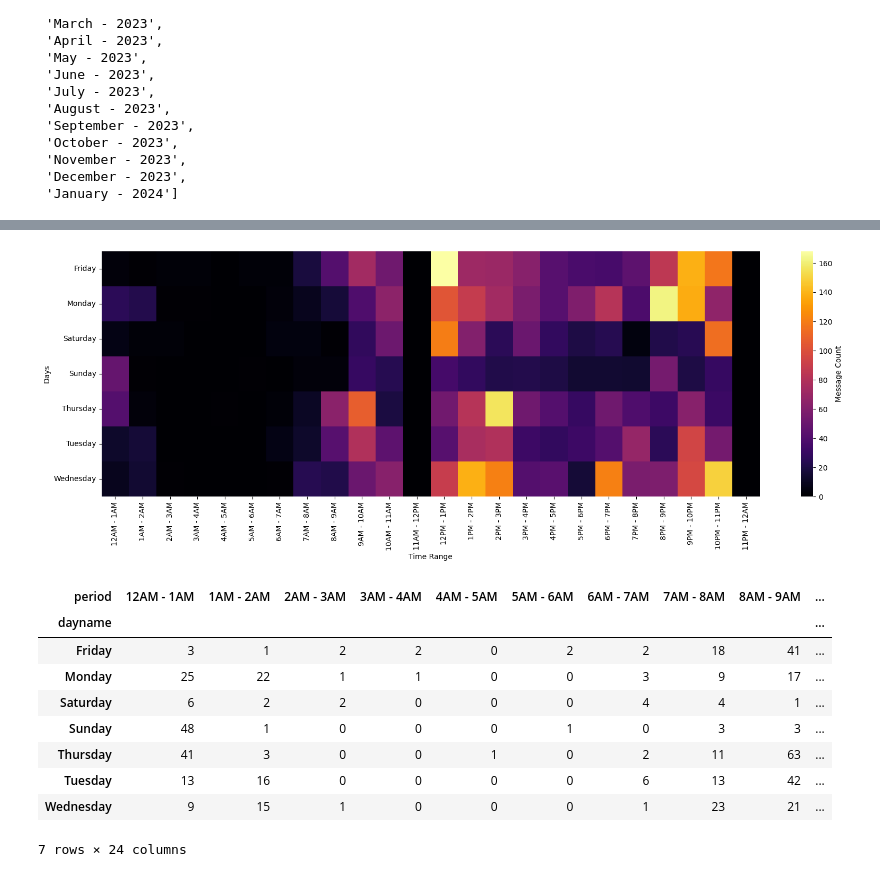
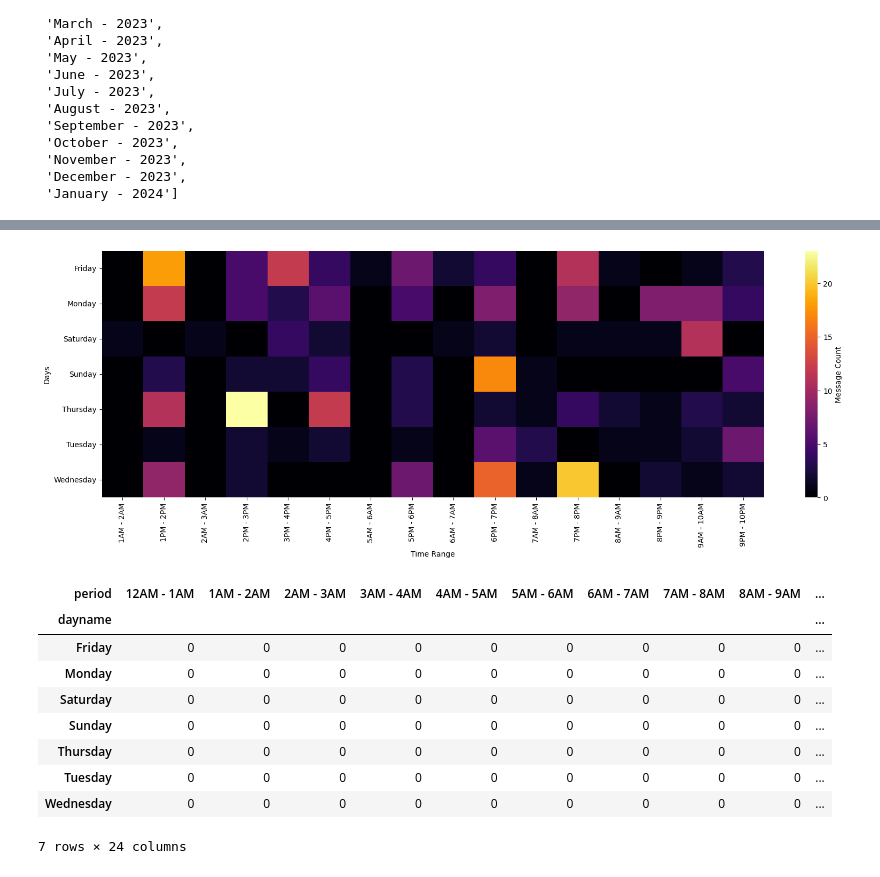
Before and after one commit to nil0711/miniproject, a Jupyter notebook: preprocess.ipynb, the cells around one changed output, grey strips where cells are left out. Cells and saved outputs as stored; diff of their text form; code cells hidden in the pictures.

```diff
--- a/preprocess.ipynb
+++ b/preprocess.ipynb
@@ -8,7 +8,7 @@ import numpy as np
 from datetime import datetime
 
 # Open the text file
-with open('/home/anon/Downloads/WhatsApp Chat with MCA 2022-24 Unofficial(1).txt', 'r') as f:
+with open('/home/anon/Downloads/WhatsApp Chat with Management Concepts and Strategies.txt', 'r') as f:
     # Read the lines from the file
     lines = f.readlines()
 
@@ -421,10 +420,11 @@ def get_time_period(hour):
     if 0 <= hour < 1:
         return '12AM - 1AM'
     elif 1 <= hour < 12:
-        return f'{hour}AM - {hour+1}AM'
+        return f'{int(hour)}AM - {int(hour+1)}AM'
     elif hour == 12:
         return '12PM - 1PM'
     else:
-        return f'{hour-12}PM - {hour-11}PM'
+        return f'{str(hour-12)[:-2]}PM - {int(hour-11)}PM'
 df['period'] = df['hour'].apply(get_time_period)
 heat_map=df[['period', 'dayname']].value_counts().reset_index().rename(columns={'count': 'message'})
+df.head()
@@ -431,7 +438,4 @@ heat_map=df[['period', 'dayname']].value_counts().reset_index().rename(columns={
-# %%
-period_order = ['12AM - 1AM', '1AM - 2AM', '2AM - 3AM', '3AM - 4AM', '4AM - 5AM',
-                '5AM - 6AM', '6AM - 7AM', '7AM - 8AM', '8AM - 9AM', '9AM - 10AM',
-                '10AM - 11AM', '11AM - 12PM', '12PM - 1PM', '1PM - 2PM', '2PM - 3PM',
-                '3PM - 4PM', '4PM - 5PM', '5PM - 6PM', '6PM - 7PM', '7PM - 8PM',
-                '8PM - 9PM', '9PM - 10PM', '10PM - 11PM', '11PM - 12AM']
-df['period'] = pd.Categorical(df['period'], categories=period_order, ordered=True)
+# %%
+period=df['period'].unique()
+period.sort()
+print(period)
@@ -438,23 +455,26 @@ df['period'] = pd.Categorical(df['period'], categories=period_order, ordered=Tru
 # %%
 import seaborn as sns
+
+df['period'] = pd.Categorical(df['period'], categories=period, ordered=True)
+df.head()
 plt.figure(figsize=(20,6))
 heatmap_data = df.pivot_table(index='dayname', columns='period', values='message', aggfunc='count').fillna(0)
 sns.heatmap(heatmap_data, cmap='inferno', cbar_kws={'label': 'Message Count'})
 plt.xlabel('Time Range')
 plt.ylabel('Days')
 plt.show()
 # %% [output]
-[figure, old version]
+[figure, new version]
 # %%
 df.pivot_table(index='dayname', columns='period', values='message', aggfunc='count').fillna(0)
 # %% [output]
 | period | 12AM - 1AM | 1AM - 2AM | 2AM - 3AM | 3AM - 4AM | 4AM - 5AM | 5AM - 6AM | 6AM - 7AM | 7AM - 8AM | 8AM - 9AM | ... |
 | dayname |  |  |  |  |  |  |  |  |  | ... |
-| Friday | 3 | 1 | 2 | 2 | 0 | 2 | 2 | 18 | 41 | ... |
-| Monday | 25 | 22 | 1 | 1 | 0 | 0 | 3 | 9 | 17 | ... |
-| Saturday | 6 | 2 | 2 | 0 | 0 | 0 | 4 | 4 | 1 | ... |
-| Sunday | 48 | 1 | 0 | 0 | 0 | 1 | 0 | 3 | 3 | ... |
-| Thursday | 41 | 3 | 0 | 0 | 1 | 0 | 2 | 11 | 63 | ... |
-| Tuesday | 13 | 16 | 0 | 0 | 0 | 0 | 6 | 13 | 42 | ... |
-| Wednesday | 9 | 15 | 1 | 0 | 0 | 0 | 1 | 23 | 21 | ... |
+| Friday | 0 | 0 | 0 | 0 | 0 | 0 | 0 | 0 | 0 | ... |
+| Monday | 0 | 0 | 0 | 0 | 0 | 0 | 0 | 0 | 0 | ... |
+| Saturday | 0 | 0 | 0 | 0 | 0 | 0 | 0 | 0 | 0 | ... |
+| Sunday | 0 | 0 | 0 | 0 | 0 | 0 | 0 | 0 | 0 | ... |
+| Thursday | 0 | 0 | 0 | 0 | 0 | 0 | 0 | 0 | 0 | ... |
+| Tuesday | 0 | 0 | 0 | 0 | 0 | 0 | 0 | 0 | 0 | ... |
+| Wednesday | 0 | 0 | 0 | 0 | 0 | 0 | 0 | 0 | 0 | ... |
 7 rows × 24 columns
```
Also changed, not shown: parts of 23 cells of this notebook, 3 other files.
